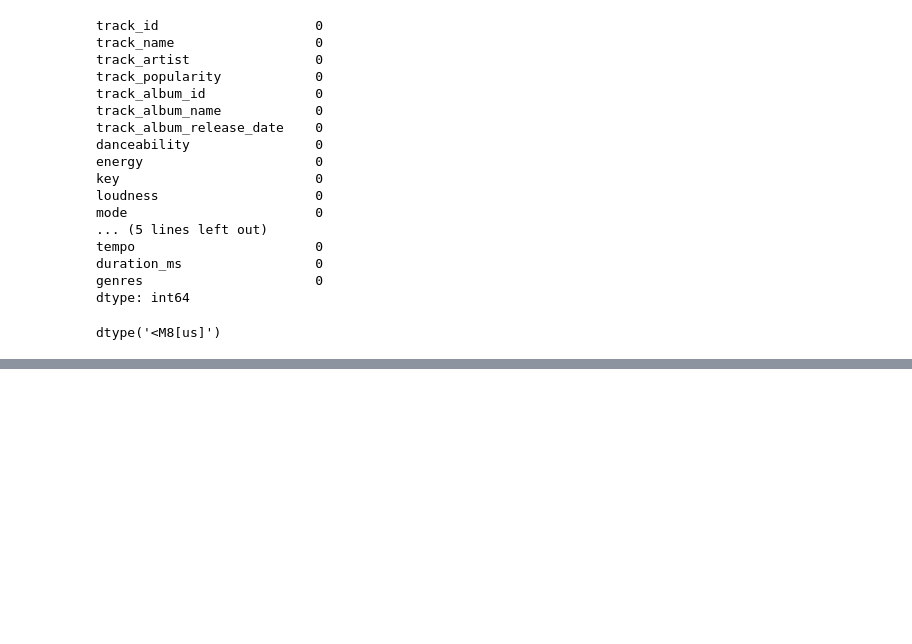
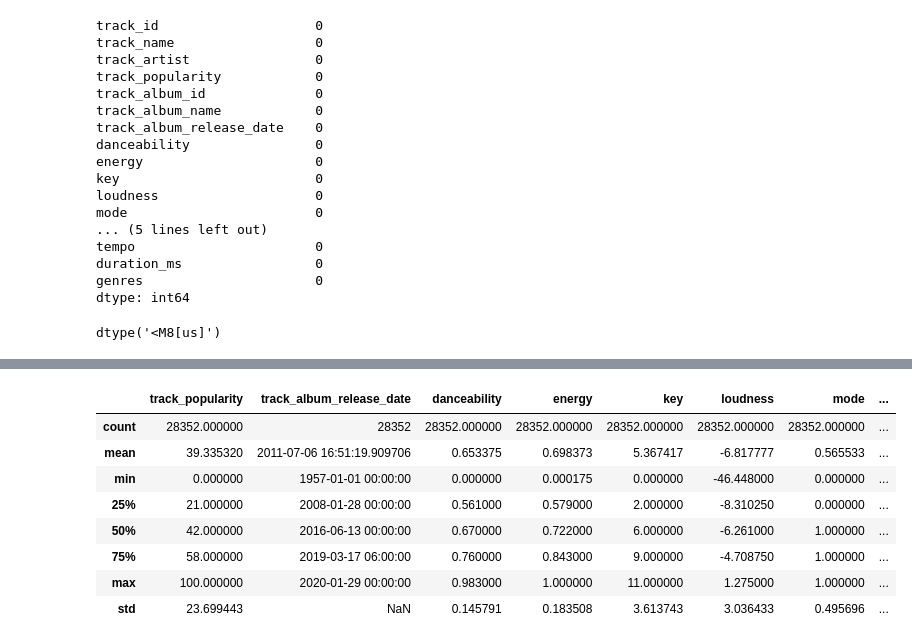
Before and after one commit to dylankiwanuka/Notebook-Analysis-Project, a Jupyter notebook: spotifyDatasetWorkbook.ipynb, the cells around one changed output, grey strips where cells are left out. Saved outputs shown, nothing was run; the diff lists cells and outputs as text; code cells hidden in the pictures; blank space fills up the shorter version.

```diff
--- a/spotifyDatasetWorkbook.ipynb
+++ b/spotifyDatasetWorkbook.ipynb
@@ -262,0 +305,12 @@ dtype('<M8[us]')
+# %%
+spotify_clean.describe()
+# %% [output]
+|  | track_popularity | track_album_release_date | danceability | energy | key | loudness | mode | ... |
+| count | 28352.000000 | 28352 | 28352.000000 | 28352.000000 | 28352.000000 | 28352.000000 | 28352.000000 | ... |
+| mean | 39.335320 | 2011-07-06 16:51:19.909706 | 0.653375 | 0.698373 | 5.367417 | -6.817777 | 0.565533 | ... |
+| min | 0.000000 | 1957-01-01 00:00:00 | 0.000000 | 0.000175 | 0.000000 | -46.448000 | 0.000000 | ... |
+| 25% | 21.000000 | 2008-01-28 00:00:00 | 0.561000 | 0.579000 | 2.000000 | -8.310250 | 0.000000 | ... |
+| 50% | 42.000000 | 2016-06-13 00:00:00 | 0.670000 | 0.722000 | 6.000000 | -6.261000 | 1.000000 | ... |
+| 75% | 58.000000 | 2019-03-17 06:00:00 | 0.760000 | 0.843000 | 9.000000 | -4.708750 | 1.000000 | ... |
+| max | 100.000000 | 2020-01-29 00:00:00 | 0.983000 | 1.000000 | 11.000000 | 1.275000 | 1.000000 | ... |
+| std | 23.699443 | NaN | 0.145791 | 0.183508 | 3.613743 | 3.036433 | 0.495696 | ... |
```
Also changed, not shown: parts of 16 cells of this notebook.
